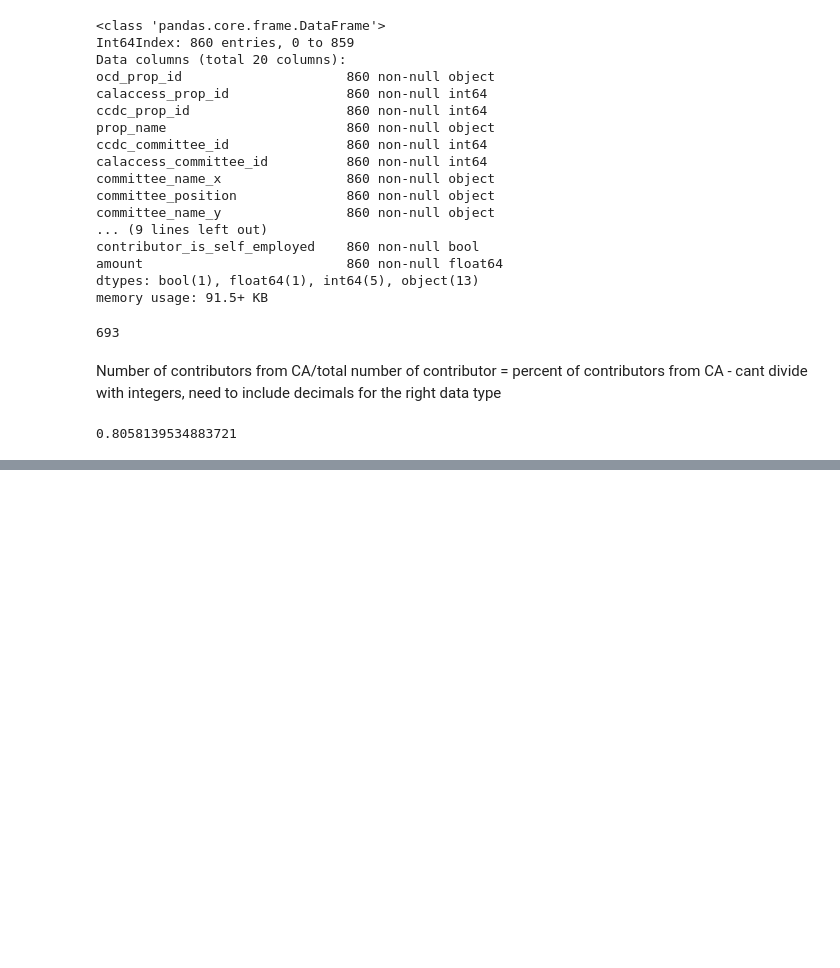
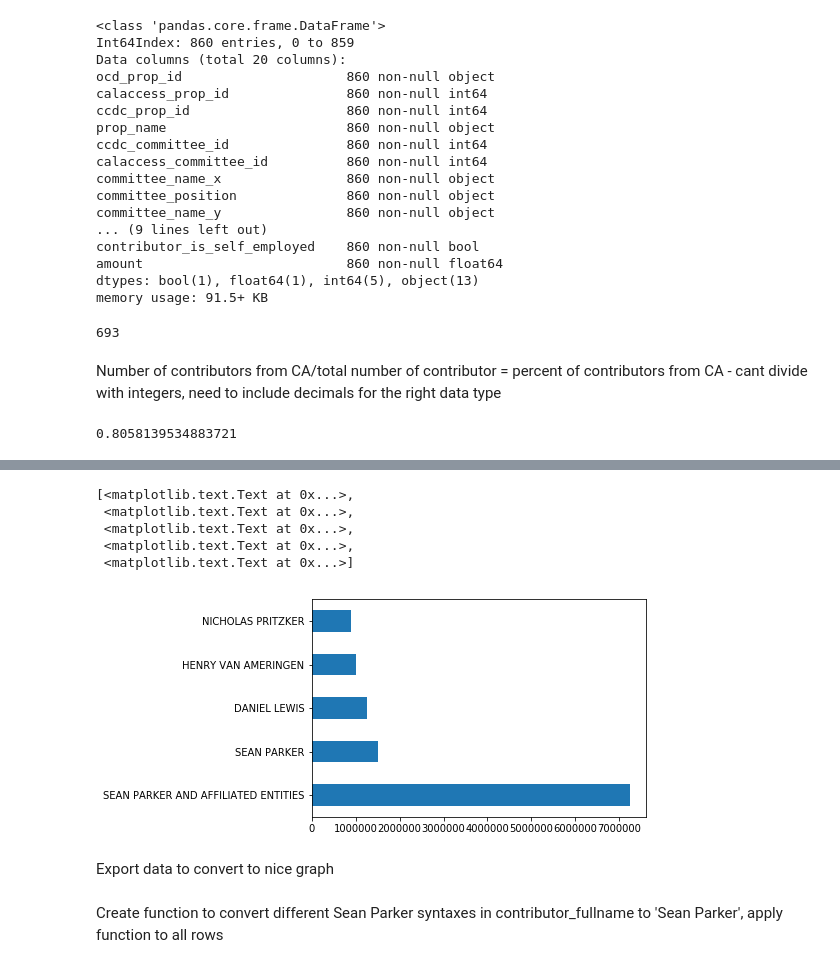
Before and after one commit to benbl/Data-Exploration-Tutorial, a Jupyter notebook: First Python Notebook.ipynb, the cells around one changed output, grey strips where cells are left out. Drawn from its saved outputs; the diff is of its cells as text; code cells hidden in the pictures; blank space fills up the shorter version.

```diff
--- a/First Python Notebook.ipynb
+++ b/First Python Notebook.ipynb
@@ -311,0 +332,12 @@ Number of contributors from CA/total number of contributor = percent of contribu
+# %%
+chart = top_supporters.head(5).amount.plot.barh()
+chart.set_yticklabels(top_supporters.contributor_fullname)
+# %% [output]
+[<matplotlib.text.Text at 0x...>,
+ <matplotlib.text.Text at 0x...>,
+ <matplotlib.text.Text at 0x...>,
+ <matplotlib.text.Text at 0x...>,
+ <matplotlib.text.Text at 0x...>]
+[figure, added]
+# %% [markdown]
+Export data to convert to nice graph
@@ -311,0 +346,2 @@ Number of contributors from CA/total number of contributor = percent of contribu
+# %% [markdown]
+Create function to convert different Sean Parker syntaxes in contributor_fullname to 'Sean Parker', apply function to all rows
```
Also changed, not shown: parts of 10 cells of this notebook.
